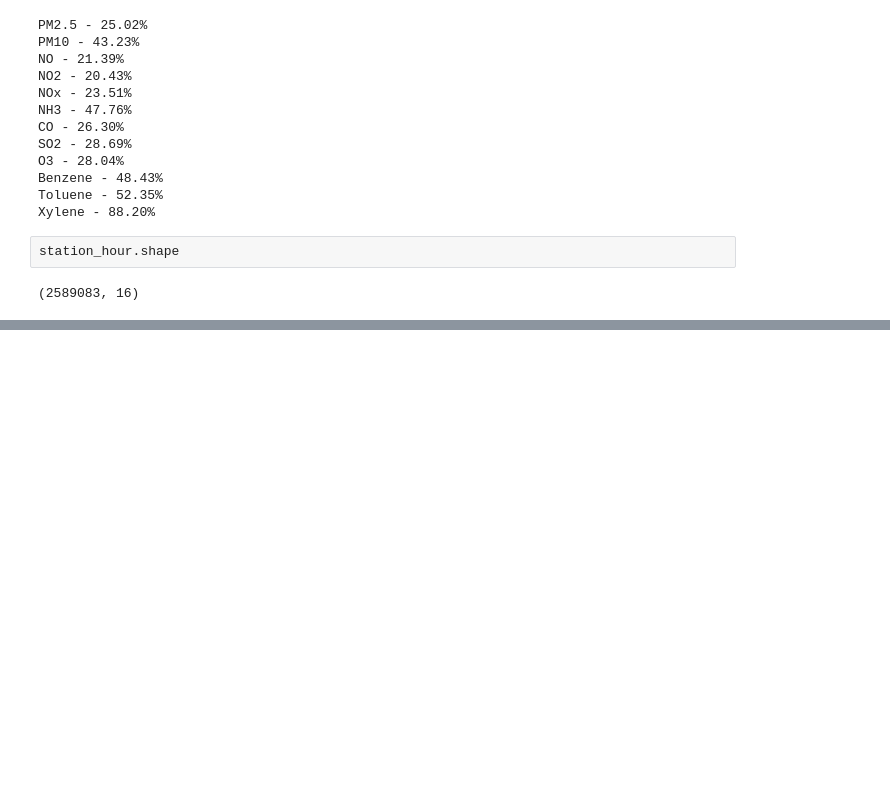
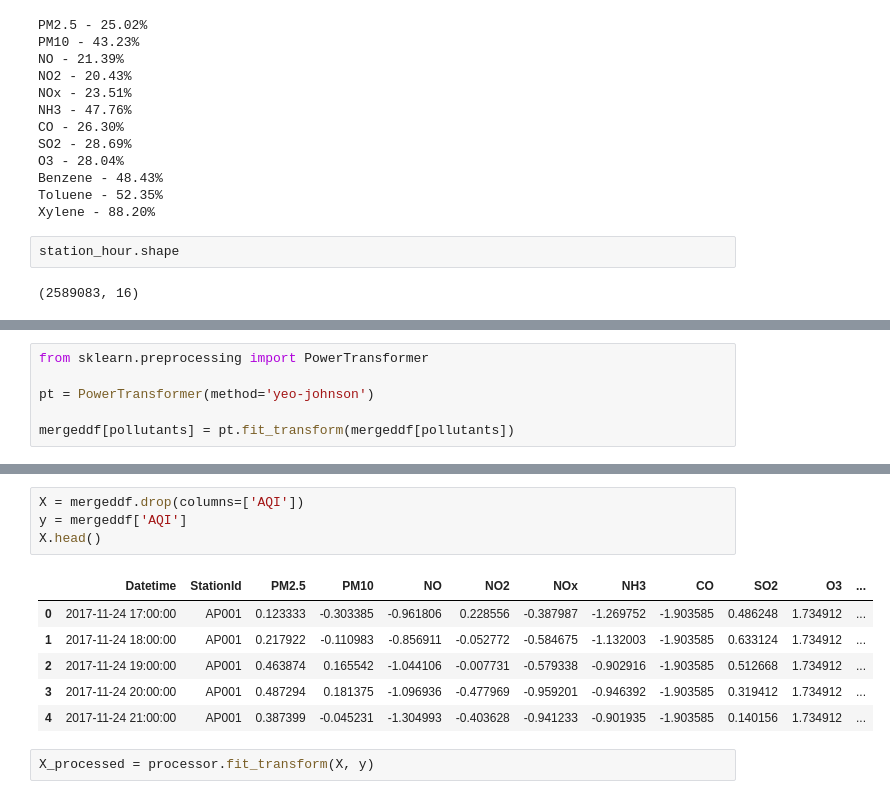
Before and after one commit to Ayush301077/AyushSoniEDA, a Jupyter notebook: AyushSoniHRAnalyticsEDA.ipynb, the cells around one changed output, grey strips where cells are left out. Saved outputs shown, nothing was run; the diff lists cells and outputs as text; blank space fills up the shorter version.

```diff
--- a/AyushSoniHRAnalyticsEDA.ipynb
+++ b/AyushSoniHRAnalyticsEDA.ipynb
@@ -683,0 +1071,6 @@ station_hour.shape
+# %%
+from sklearn.preprocessing import PowerTransformer
+
+pt = PowerTransformer(method='yeo-johnson')
+
+mergeddf[pollutants] = pt.fit_transform(mergeddf[pollutants])
@@ -683,0 +1132,13 @@ station_hour.shape
+# %%
+X = mergeddf.drop(columns=['AQI'])
+y = mergeddf['AQI']
+X.head()
+# %% [output]
+|  | Datetime | StationId | PM2.5 | PM10 | NO | NO2 | NOx | NH3 | CO | SO2 | O3 | ... |
+| 0 | 2017-11-24 17:00:00 | AP001 | 0.123333 | -0.303385 | -0.961806 | 0.228556 | -0.387987 | -1.269752 | -1.903585 | 0.486248 | 1.734912 | ... |
+| 1 | 2017-11-24 18:00:00 | AP001 | 0.217922 | -0.110983 | -0.856911 | -0.052772 | -0.584675 | -1.132003 | -1.903585 | 0.633124 | 1.734912 | ... |
+| 2 | 2017-11-24 19:00:00 | AP001 | 0.463874 | 0.165542 | -1.044106 | -0.007731 | -0.579338 | -0.902916 | -1.903585 | 0.512668 | 1.734912 | ... |
+| 3 | 2017-11-24 20:00:00 | AP001 | 0.487294 | 0.181375 | -1.096936 | -0.477969 | -0.959201 | -0.946392 | -1.903585 | 0.319412 | 1.734912 | ... |
+| 4 | 2017-11-24 21:00:00 | AP001 | 0.387399 | -0.045231 | -1.304993 | -0.403628 | -0.941233 | -0.901935 | -1.903585 | 0.140156 | 1.734912 | ... |
+# %%
+X_processed = processor.fit_transform(X, y)
```
Also changed, not shown: parts of 52 cells of this notebook, 1 other file.
